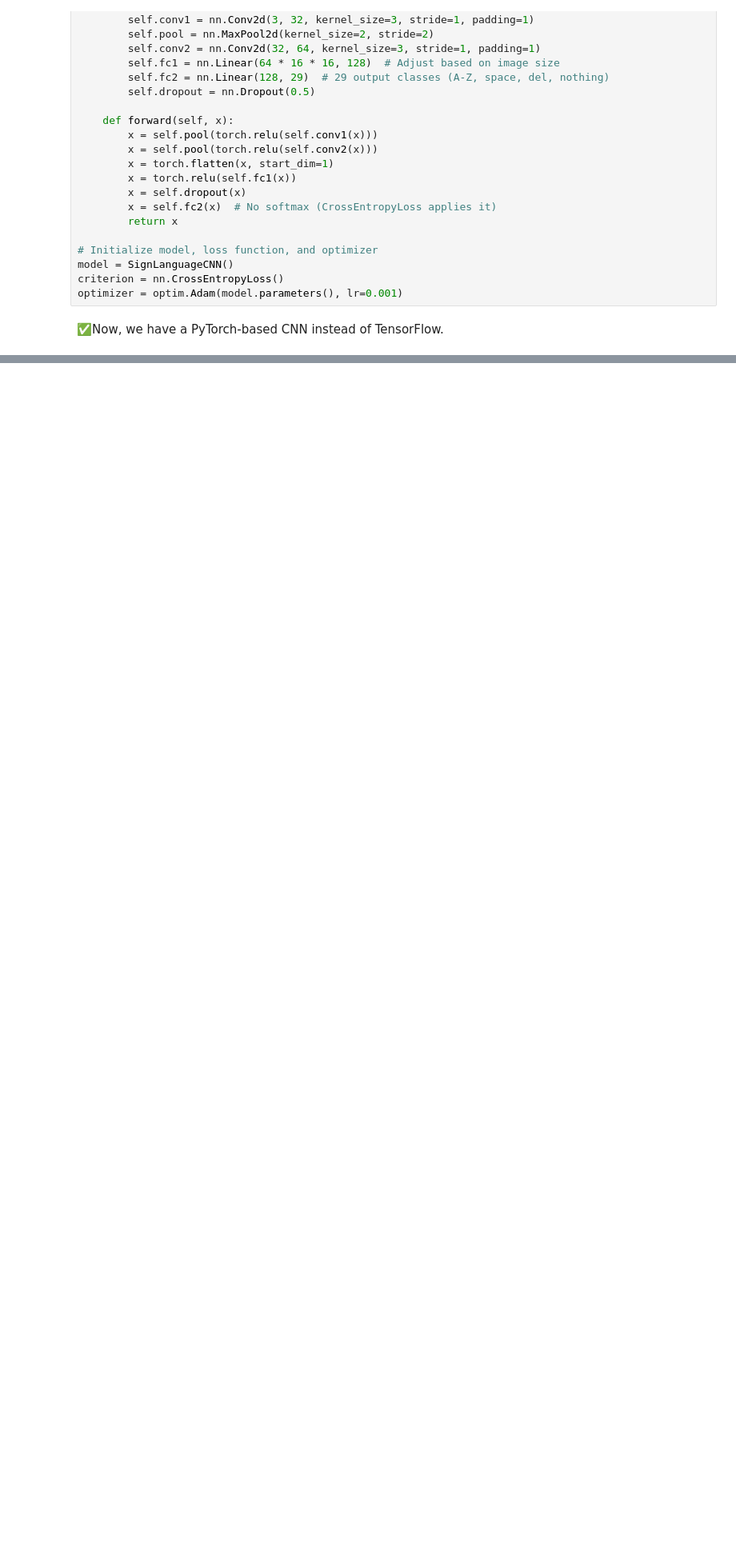
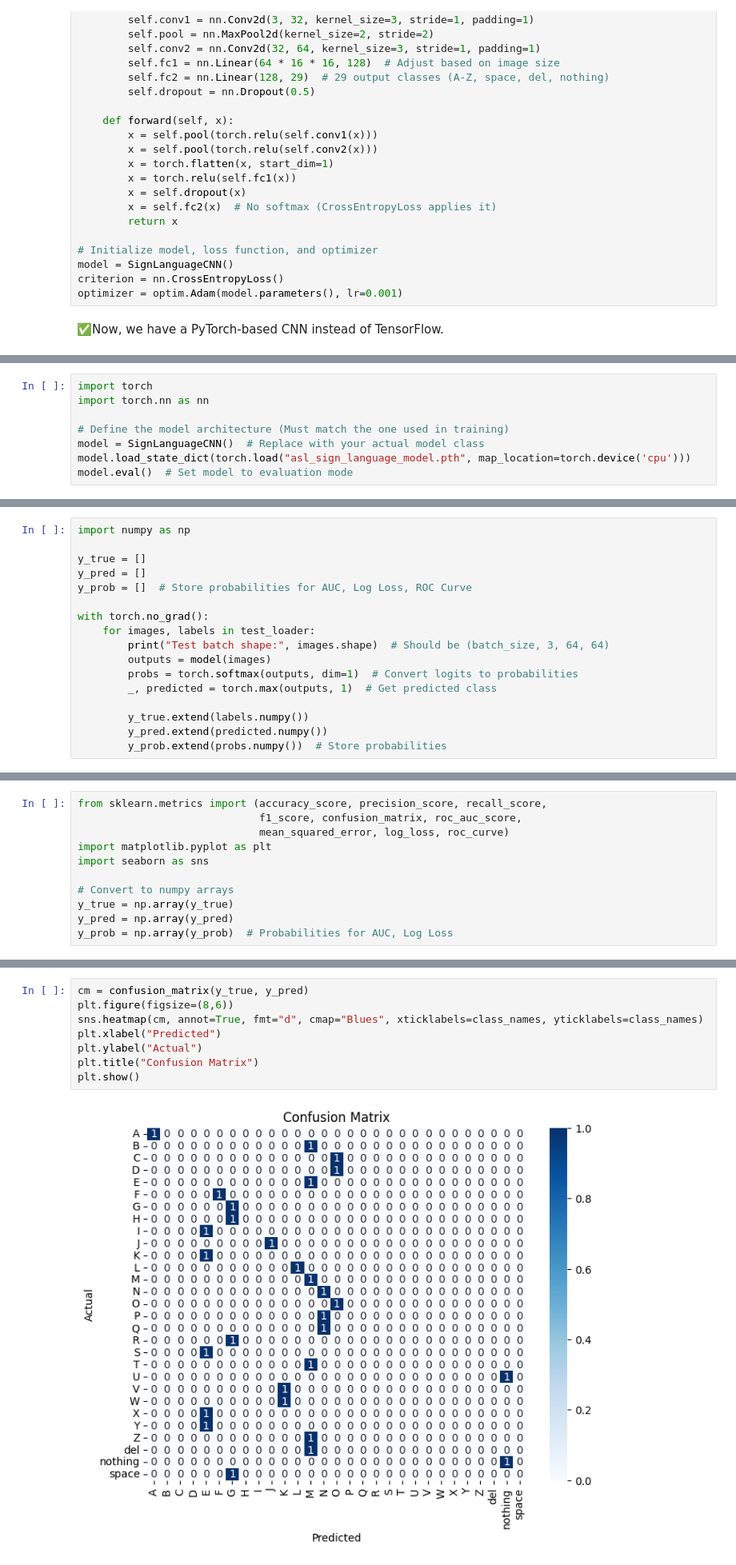
Before and after one commit to UditDe/ASL_DETECTION, a Jupyter notebook: sl_detection_model_v2.ipynb, the cells around one changed output, grey strips where cells are left out. Shown: that part at 80% size. Drawn from its saved outputs; the diff is of its cells as text; blank space fills up the shorter version.

Commit message:
evaluation done

```diff
--- a/sl_detection_model_v2.ipynb
+++ b/sl_detection_model_v2.ipynb
@@ -95,0 +181,8 @@ optimizer = optim.Adam(model.parameters(), lr=0.001)
+# %%
+import torch
+import torch.nn as nn
+
+# Define the model architecture (Must match the one used in training)
+model = SignLanguageCNN()  # Replace with your actual model class
+model.load_state_dict(torch.load("asl_sign_language_model.pth", map_location=torch.device('cpu')))
+model.eval()  # Set model to evaluation mode
@@ -95,0 +220,17 @@ optimizer = optim.Adam(model.parameters(), lr=0.001)
+# %%
+import numpy as np
+
+y_true = []
+y_pred = []
+y_prob = []  # Store probabilities for AUC, Log Loss, ROC Curve
+
+with torch.no_grad():
+    for images, labels in test_loader:
+        print("Test batch shape:", images.shape)  # Should be (batch_size, 3, 64, 64)
+        outputs = model(images)
+        probs = torch.softmax(outputs, dim=1)  # Convert logits to probabilities
+        _, predicted = torch.max(outputs, 1)  # Get predicted class
+
+        y_true.extend(labels.numpy())
+        y_pred.extend(predicted.numpy())
+        y_prob.extend(probs.numpy())  # Store probabilities
@@ -95,0 +241,11 @@ optimizer = optim.Adam(model.parameters(), lr=0.001)
+# %%
+from sklearn.metrics import (accuracy_score, precision_score, recall_score,
+                             f1_score, confusion_matrix, roc_auc_score,
+                             mean_squared_error, log_loss, roc_curve)
+import matplotlib.pyplot as plt
+import seaborn as sns
+
+# Convert to numpy arrays
+y_true = np.array(y_true)
+y_pred = np.array(y_pred)
+y_prob = np.array(y_prob)  # Probabilities for AUC, Log Loss
@@ -95,0 +275,10 @@ optimizer = optim.Adam(model.parameters(), lr=0.001)
+# %%
+cm = confusion_matrix(y_true, y_pred)
+plt.figure(figsize=(8,6))
+sns.heatmap(cm, annot=True, fmt="d", cmap="Blues", xticklabels=class_names, yticklabels=class_names)
+plt.xlabel("Predicted")
+plt.ylabel("Actual")
+plt.title("Confusion Matrix")
+plt.show()
+# %% [output]
+[figure, added]
```
Also changed, not shown: parts of 31 cells of this notebook, 1 other file.
